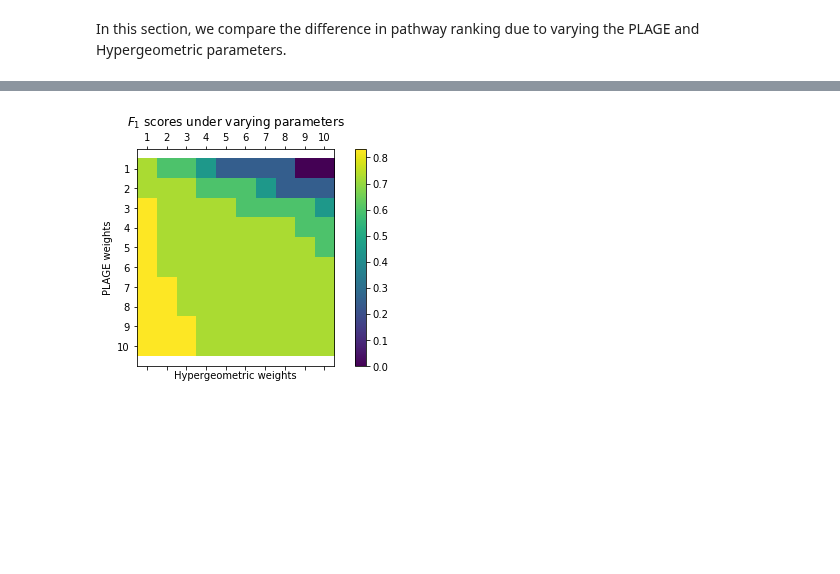
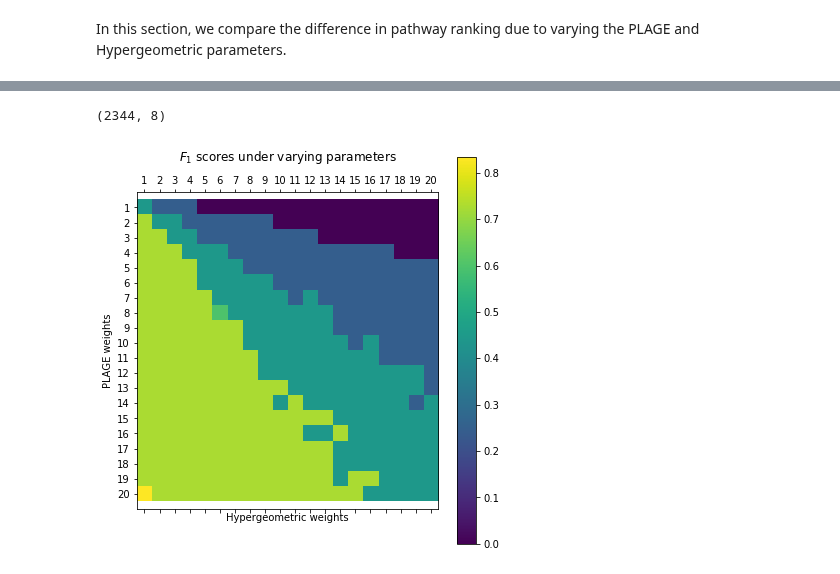
Before and after one commit to glasgowcompbio/PALS, a Jupyter notebook: notebooks/adding_pathway_noise_grid_search.ipynb, the cells around one changed output, grey strips where cells are left out. Cells and saved outputs as stored; diff of their text form; code cells hidden in the pictures; blank space fills up the shorter version.

```diff
--- a/notebooks/adding_pathway_noise_grid_search.ipynb
+++ b/notebooks/adding_pathway_noise_grid_search.ipynb
@@ -38,11 +108,7 @@ control_fnames = ['Control_1.mzXML', 'Control_2.mzXML', 'Control_3.mzXML', 'Cont
 case_fnames = ['Case_1.mzXML', 'Case_2.mzXML', 'Case_3.mzXML', 'Case_4.mzXML']
 pathway_names ={'two':2, 'four':4, 'six':6, 'ten':10, 'twenty':20, 'forty':40, 'eighty':80}
 sample_fnames = control_fnames + case_fnames
-true_answers = set(pathway_names.keys())
 
-bg_pw = 100
-min_replace = 5000
-prob_missing_peaks = 0.2
-
-base_dir = os.path.join('test_data', 'synthetic')
-create_if_not_exist(base_dir)
+percent = 100
+noise_mean = 0
+noise_std = 5
@@ -56,7 +114,0 @@ print(updated_pathway_names)
-# %%
-percent = 250
-noise_mean = 0
-noise_std = 5
-int_df = add_random_peaks(sample_fnames, pathway_names, int_df, percent, noise_mean, noise_std)
-print(int_df.shape)
-plot_intensity_matrix(int_df)
@@ -75,3 +115,6 @@ ds = convert_to_data_source(int_df, updated_pathway_names, case_fnames, control_
+# %%
+pals_plage_weights = np.array(range(1, 21))
+pals_hg_weights = np.array(range(1, 21))
 # %% [markdown]
 ### Grid search over PALS plage and hg parameters
 # %% [markdown]
@@ -82,7 +121,0 @@ hg_weight = 1
-# %%
-significant_column = 'case/control comb_p'
-pals_plage_weights = np.array(range(1, 11))
-pals_hg_weights = np.array(range(1, 11))
-pals_num_resamples = 1000
-pals_resample = True if pals_num_resamples > 0 else False
-threshold = SIGNIFICANT_THRESHOLD
@@ -130,19 +122,9 @@ results_df = pd.DataFrame(results, columns=['plage_weight', 'hg_weight', 'TP', '
-# %%
-fig, ax = plt.subplots(1, 1)
-img = ax.matshow(f1_mat)
-ax.set_xticks(pals_hg_weights-1)
-ax.set_xticklabels(pals_hg_weights)
-ax.set_xlabel('Hypergeometric weights')
-ax.set_yticks(pals_plage_weights-1)
-ax.set_yticklabels(pals_plage_weights)
-ax.set_ylabel('PLAGE weights')
-bottom, top = ax.get_ylim()
-ax.set_ylim(bottom + 0.5, top - 0.5)
-
-fig.colorbar(img)
-plt.title('$F_{1}$ scores under varying parameters', y=1.08)
-plt.tight_layout()
-
-plt.savefig(os.path.join('test_data', 'HAT', 'f1_grid_search.eps'), dpi=300)
-# %% [output]
-[figure, removed]
+# %%
+prob_missing_peaks = 0.2
+ds = get_data_source(sample_fnames, pathway_names, percent, prob_missing_peaks, noise_mean, noise_std)
+results_df, f1_mat = run_experiment(ds, pathway_names, pals_plage_weights, pals_hg_weights)
+out_file = os.path.join('test_data', 'HAT', 'f1_grid_search_%f.eps' % prob_missing_peaks)
+plot_heatmap(f1_mat, out_file)
+# %% [output]
+(2344, 8)
+[figure, added]
```
Also changed, not shown: parts of 17 cells of this notebook.
